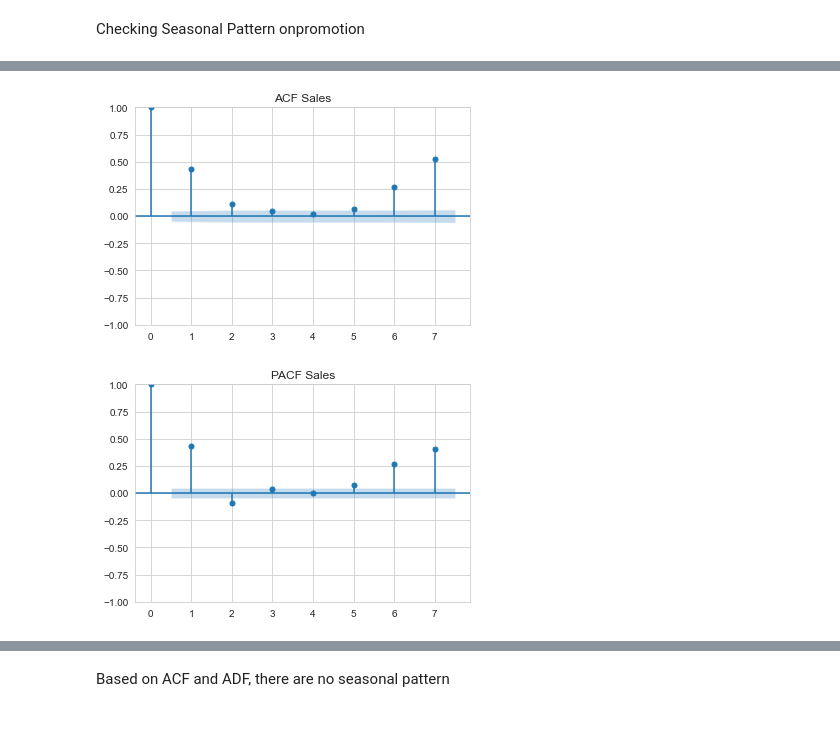
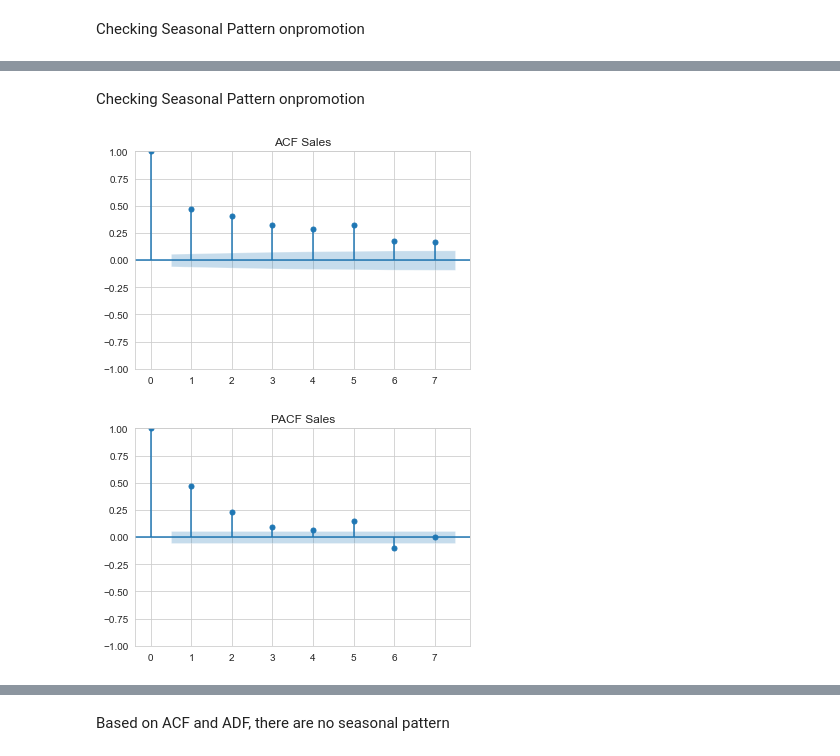
Before and after one commit to TheSurvivor908/Sales-Forecasting-1, a Jupyter notebook: VARMAX Cleaning.ipynb, the cells around one changed output, grey strips where cells are left out. Drawn from its saved outputs; the diff is of its cells as text; code cells hidden in the pictures; blank space fills up the shorter version.

```diff
--- a/VARMAX Cleaning.ipynb
+++ b/VARMAX Cleaning.ipynb
@@ -246,14 +246,14 @@ Transforming onpromotion with boxcot to make it stationary
 # %%
 #differencing
 
-df_grocery['dcoilwtico_interpolate_differenced'] = df_grocery['dcoilwtico_interpolate'].diff()
+df_cleaning['dcoilwtico_interpolate_differenced'] = df_cleaning['dcoilwtico_interpolate'].diff()
 
 #boxcot
 
-df_grocery['onpromotion_boxcox'], lambda_bc = boxcox(df_grocery['onpromotion'] + 1)
+df_cleaning['onpromotion_boxcox'], lambda_bc = boxcox(df_cleaning['onpromotion'] + 1)
 
 # Drop the NaN value created by differencing
-df_grocery = df_grocery.dropna()
+df_cleaning = df_cleaning.dropna()
 # %% [markdown]
 Checking Seasonal Pattern onpromotion
 # %%
@@ -279,11 +279,14 @@ plt.show()
+# %% [markdown]
+Checking Seasonal Pattern onpromotion
 # %%
-plot_acf(df_grocery['sales'], lags = 7)
+#weekly
+plot_acf(df_cleaning['sales'], lags = 7)
 plt.title('ACF Sales')
 
-plot_pacf(df_grocery['sales'], lags = 7)
+plot_pacf(df_cleaning['sales'], lags = 7)
 plt.title('PACF Sales')
 plt.show()
 # %% [output]
-[figure, old version]
+[figure, new version]
-[figure, old version]
+[figure, new version]
 # %%
```
Also changed, not shown: parts of 9 cells of this notebook.
